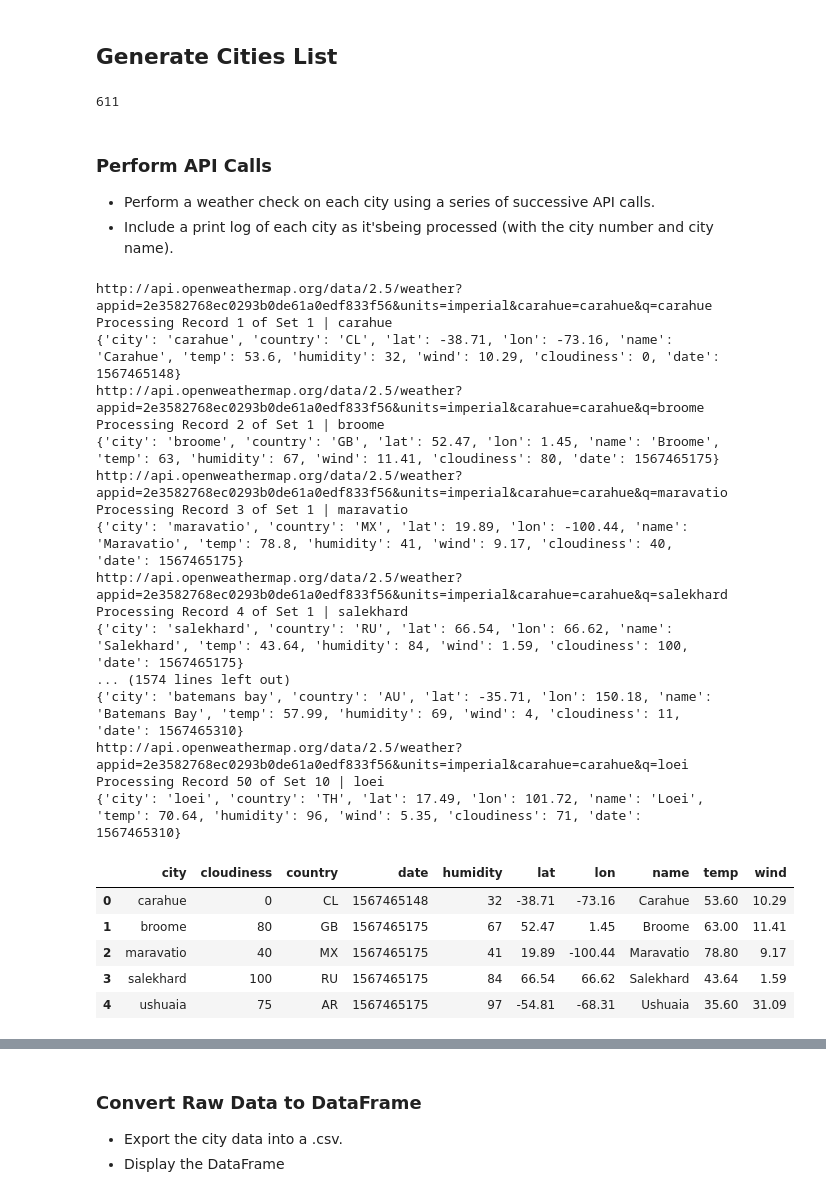
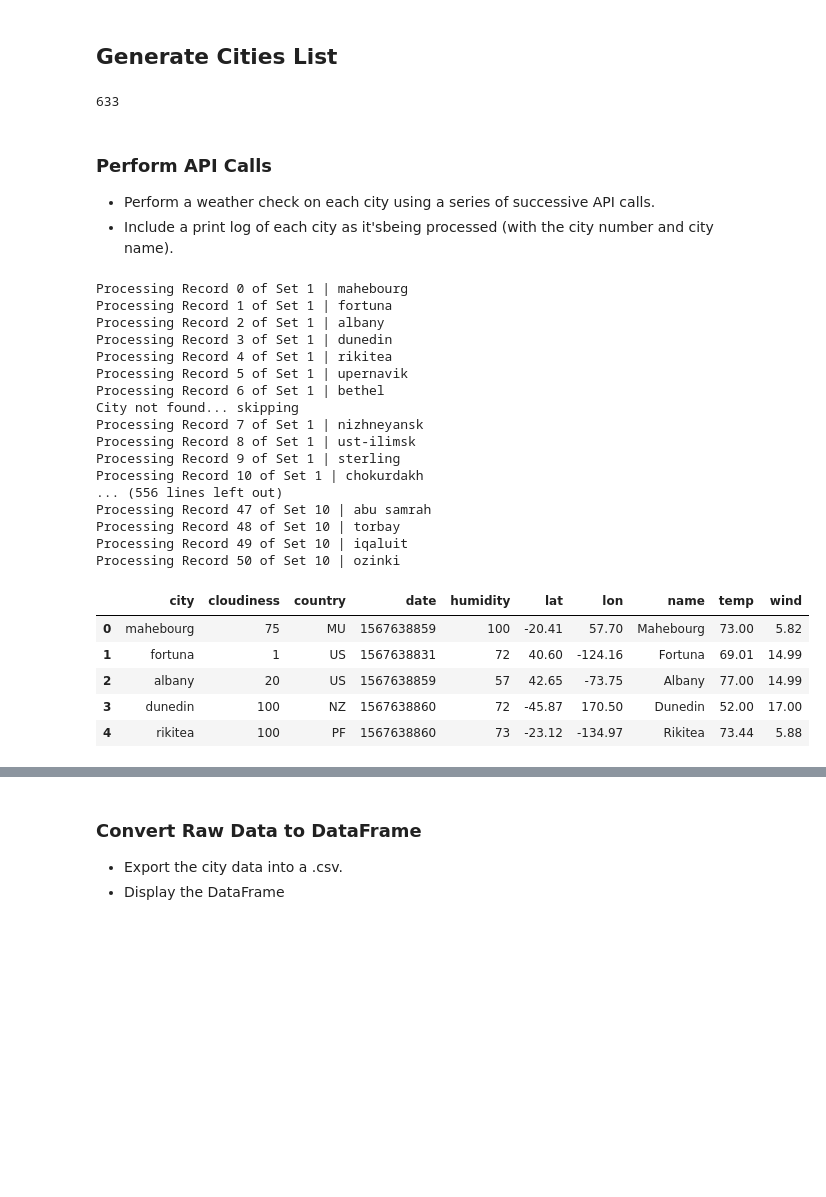
Before and after one commit to debraf86/python-api-challenge, a Jupyter notebook: WeatherPy.ipynb, the cells around one changed output, grey strips where cells are left out. Drawn from its saved outputs; the diff is of its cells as text; code cells hidden in the pictures; blank space fills up the shorter version.

```diff
--- a/WeatherPy.ipynb
+++ b/WeatherPy.ipynb
@@ -50,10 +49,10 @@ for lat_lng in lat_lngs:
         cities.append(city)
 
 # Print the city count to confirm sufficient count
-len(cities)
-print (cities)
+city_count = len(cities)
+print (city_count)
 # %% [output]
-611
+633
 # %% [markdown]
 ### Perform API Calls
 * Perform a weather check on each city using a series of successive API calls.
@@ -66,10 +62,10 @@ base_url = "http://api.openweathermap.org/data/2.5/weather?"
 params = {
     "appid": api_key,
     "units": "imperial",
-    params["q"]:city
+    "q":city
 }
 
-i= 1
+i= 0
 j= 1
 # Loop through the list of cities and perform a request for data on each
 weather_data = []
@@ -77,65 +73,64 @@ for city in cities:
     params["q"]= city
     response = requests.get(base_url, params=params)
     response_json = response.json()
-    #print(response.url)
-
 
     try:
         data = {
             "city": city,
-            #"id":  response_json["coord"]["id"],
             "country":response_json["sys"]["country"],
             "lat": response_json["coord"]["lat"],
             "lon": response_json["coord"]["lon"],
             "name": response_json["name"],
             "temp": response_json["main"]["temp_max"],
             "humidity": response_json["main"]["humidity"],
             "wind": response_json["wind"]["speed"],
             "cloudiness": response_json["clouds"]["all"],
             "date": response_json["dt"]
         }
 
+# check for a valid city
     except KeyError as e:
         print(f"City not found... skipping" )
 
     print(f"Processing Record {i} of Set {j} | {city}")
 
-    print(data)
+# print(data)
     weather_data.append(data)
 
+# get the data in chunks of 50
     if i == 50:
         i=0
         if j== 10:
             break
         else:
             j+=1
     else:
         i+=1
 
-#weather_data
+# create a dataframe for the weather data
 weather_df = pd.DataFrame(weather_data)
 weather_df.head()
 # %% [output]
-http://api.openweathermap.org/data/2.5/weather?appid=2e3582768ec0293b0de61a0edf833f56&units=imperial&carahue=carahue&q=carahue
-Processing Record 1 of Set 1 | carahue
-{'city': 'carahue', 'country': 'CL', 'lat': -38.71, 'lon': -73.16, 'name': 'Carahue', 'temp': 53.6, 'humidity': 32, 'wind': 10.29, 'cloudiness': 0, 'date': 1567465148}
-http://api.openweathermap.org/data/2.5/weather?appid=2e3582768ec0293b0de61a0edf833f56&units=imperial&carahue=carahue&q=broome
-Processing Record 2 of Set 1 | broome
-{'city': 'broome', 'country': 'GB', 'lat': 52.47, 'lon': 1.45, 'name': 'Broome', 'temp': 63, 'humidity': 67, 'wind': 11.41, 'cloudiness': 80, 'date': 1567465175}
-http://api.openweathermap.org/data/2.5/weather?appid=2e3582768ec0293b0de61a0edf833f56&units=imperial&carahue=carahue&q=maravatio
-Processing Record 3 of Set 1 | maravatio
-{'city': 'maravatio', 'country': 'MX', 'lat': 19.89, 'lon': -100.44, 'name': 'Maravatio', 'temp': 78.8, 'humidity': 41, 'wind': 9.17, 'cloudiness': 40, 'date': 1567465175}
-http://api.openweathermap.org/data/2.5/weather?appid=2e3582768ec0293b0de61a0edf833f56&units=imperial&carahue=carahue&q=salekhard
-Processing Record 4 of Set 1 | salekhard
-{'city': 'salekhard', 'country': 'RU', 'lat': 66.54, 'lon': 66.62, 'name': 'Salekhard', 'temp': 43.64, 'humidity': 84, 'wind': 1.59, 'cloudiness': 100, 'date': 1567465175}
-... (1574 lines left out)
-{'city': 'batemans bay', 'country': 'AU', 'lat': -35.71, 'lon': 150.18, 'name': 'Batemans Bay', 'temp': 57.99, 'humidity': 69, 'wind': 4, 'cloudiness': 11, 'date': 1567465310}
-http://api.openweathermap.org/data/2.5/weather?appid=2e3582768ec0293b0de61a0edf833f56&units=imperial&carahue=carahue&q=loei
-Processing Record 50 of Set 10 | loei
-{'city': 'loei', 'country': 'TH', 'lat': 17.49, 'lon': 101.72, 'name': 'Loei', 'temp': 70.64, 'humidity': 96, 'wind': 5.35, 'cloudiness': 71, 'date': 1567465310}
+Processing Record 0 of Set 1 | mahebourg
+Processing Record 1 of Set 1 | fortuna
+Processing Record 2 of Set 1 | albany
+Processing Record 3 of Set 1 | dunedin
+Processing Record 4 of Set 1 | rikitea
+Processing Record 5 of Set 1 | upernavik
+Processing Record 6 of Set 1 | bethel
+City not found... skipping
+Processing Record 7 of Set 1 | nizhneyansk
+Processing Record 8 of Set 1 | ust-ilimsk
+Processing Record 9 of Set 1 | sterling
+Processing Record 10 of Set 1 | chokurdakh
+... (556 lines left out)
+Processing Record 47 of Set 10 | abu samrah
+Processing Record 48 of Set 10 | torbay
+Processing Record 49 of Set 10 | iqaluit
+Processing Record 50 of Set 10 | ozinki
 |  | city | cloudiness | country | date | humidity | lat | lon | name | temp | wind |
-| 0 | carahue | 0 | CL | 1567465148 | 32 | -38.71 | -73.16 | Carahue | 53.60 | 10.29 |
-| 1 | broome | 80 | GB | 1567465175 | 67 | 52.47 | 1.45 | Broome | 63.00 | 11.41 |
-| 2 | maravatio | 40 | MX | 1567465175 | 41 | 19.89 | -100.44 | Maravatio | 78.80 | 9.17 |
-| 3 | salekhard | 100 | RU | 1567465175 | 84 | 66.54 | 66.62 | Salekhard | 43.64 | 1.59 |
-| 4 | ushuaia | 75 | AR | 1567465175 | 97 | -54.81 | -68.31 | Ushuaia | 35.60 | 31.09 |
+| 0 | mahebourg | 75 | MU | 1567638859 | 100 | -20.41 | 57.70 | Mahebourg | 73.00 | 5.82 |
+| 1 | fortuna | 1 | US | 1567638831 | 72 | 40.60 | -124.16 | Fortuna | 69.01 | 14.99 |
+| 2 | albany | 20 | US | 1567638859 | 57 | 42.65 | -73.75 | Albany | 77.00 | 14.99 |
+| 3 | dunedin | 100 | NZ | 1567638860 | 72 | -45.87 | 170.50 | Dunedin | 52.00 | 17.00 |
+| 4 | rikitea | 100 | PF | 1567638860 | 73 | -23.12 | -134.97 | Rikitea | 73.44 | 5.88 |
```
Also changed, not shown: parts of 19 cells of this notebook, 5 other files.
